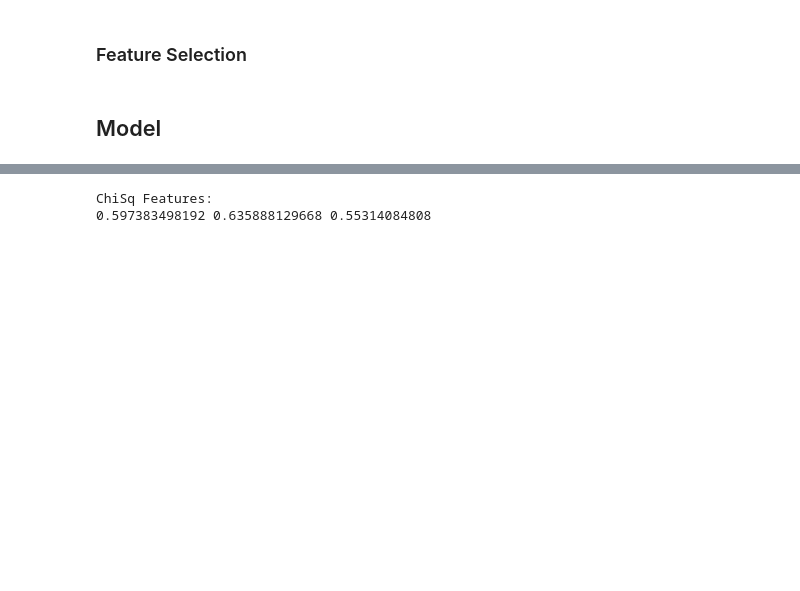
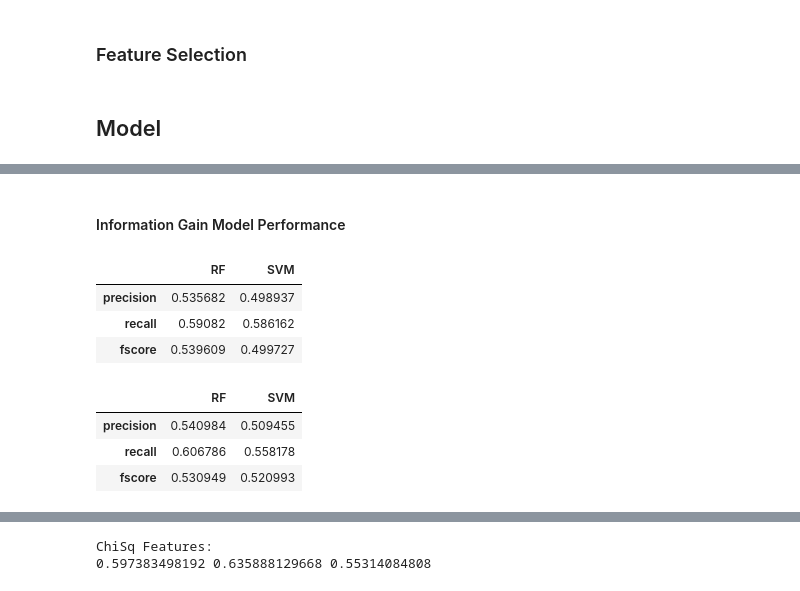
Before and after one commit to carriegardner428/2016-Election-Project, a Jupyter notebook: Election Notebook.ipynb, the cells around one changed output, grey strips where cells are left out. Cells and saved outputs as stored; diff of their text form; code cells hidden in the pictures; blank space fills up the shorter version.

```diff
--- a/Election Notebook.ipynb
+++ b/Election Notebook.ipynb
@@ -314,0 +297,15 @@ TypeError: only integer arrays with one element can be converted to an index
+# %% [markdown]
+#### Information Gain Model Performance
+# %%
+for model in models:
+    prec, rec, fsc = crossValidate(igDtm, labels, model, 10)
+    lsa_perf.set_value('precision', model, prec)
+    lsa_perf.set_value('recall', model, rec)
+    lsa_perf.set_value('fscore', model, fsc)
+
+lsa_perf
+# %% [output]
+|  | RF | SVM |
+| precision | 0.535682 | 0.498937 |
+| recall | 0.59082 | 0.586162 |
+| fscore | 0.539609 | 0.499727 |
@@ -315,3 +314,16 @@ TypeError: only integer arrays with one element can be converted to an index
+# %%
+for model in models:
+    prec, rec, fsc = crossValidate(tfidfDtm, labels, model, 10)
+    lsa_perf.set_value('precision', model, prec)
+    lsa_perf.set_value('recall', model, rec)
+    lsa_perf.set_value('fscore', model, fsc)
+
+lsa_perf
+# %% [output]
+|  | RF | SVM |
+| precision | 0.540984 | 0.509455 |
+| recall | 0.606786 | 0.558178 |
+| fscore | 0.530949 | 0.520993 |
 # %%
 df['X'] = preprocess(df, remove_stopwords=False)
 labels  = df['party']
```
Also changed, not shown: parts of 11 cells of this notebook, 1 other file.
